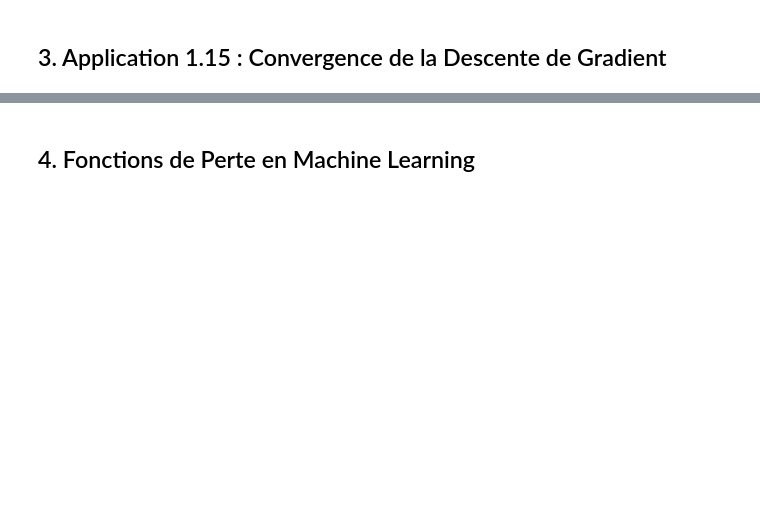
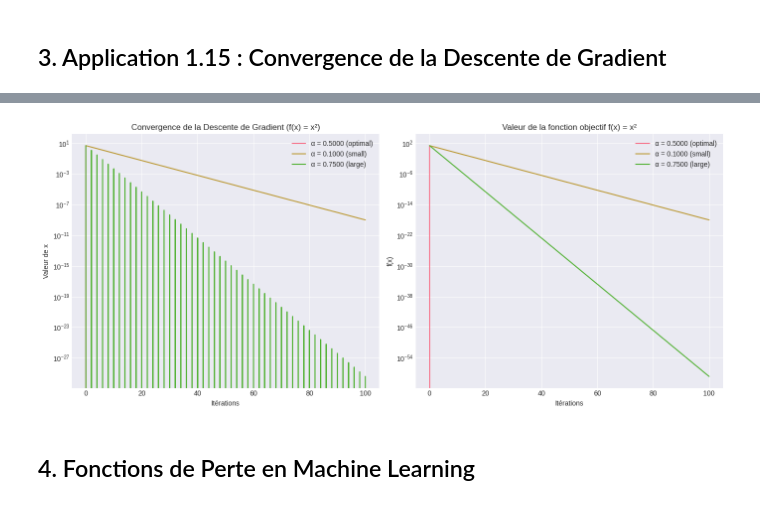
Before and after one commit to PETITLION/FRST_FDS_2025, a Jupyter notebook: Calculs_Différentiels/Calcul_Diff_Devoir_2/continuite_uniforme_deep_learning _exo.ipynb, the cells around one changed output, grey strips where cells are left out. Cells and saved outputs as stored; diff of their text form; code cells hidden in the pictures; blank space fills up the shorter version.

```diff
--- a/Calculs_Différentiels/Calcul_Diff_Devoir_2/continuite_uniforme_deep_learning _exo.ipynb
+++ b/Calculs_Différentiels/Calcul_Diff_Devoir_2/continuite_uniforme_deep_learning _exo.ipynb
@@ -180,5 +273,35 @@ print("=== Application 1.15 : Convergence de la Descente de Gradient ===")print(
 # %%
-# Visualisationfig, (ax1, ax2) = plt.subplots(1, 2, figsize=(14, 6))# Graphique 1: Trajectoires# TODO: Tracer les trajectoires de convergence pour différents learning rates# for name, hist in historiques.items():#     ax1.plot(range(len(hist)), hist, ...)# Graphique 2: Comparaison des vitesses# TODO: Comparer les vitesses de convergenceplt.tight_layout()# plt.show()
+# Visualisation
+fig, (ax1, ax2) = plt.subplots(1, 2, figsize=(14, 6))
+
+# Graphique 1: Trajectoires
+# Tracer les trajectoires de convergence pour différents learning rates
+for name, hist in historiques.items():
+    ax1.plot(range(len(hist)), hist, label=f'α = {alphas[name]:.4f} ({name})')
+
+ax1.set_title('Convergence de la Descente de Gradient (f(x) = x²)')
+ax1.set_xlabel('Itérations')
+ax1.set_ylabel('Valeur de x')
+ax1.set_yscale('log') # Utile pour visualiser la convergence rapide vers 0
+ax1.legend()
+ax1.grid(True)
+
+# Graphique 2: Comparaison des vitesses
+# Comparer les vitesses de convergence
+for name, hist in historiques.items():
+    ax2.plot(range(len(hist)), [f_example(x) for x in hist], label=f'α = {alphas[name]:.4f} ({name})')
+
+ax2.set_title('Valeur de la fonction objectif f(x) = x²')
+ax2.set_xlabel('Itérations')
+ax2.set_ylabel('f(x)')
+ax2.set_yscale('log')
+ax2.legend()
+ax2.grid(True)
+
+plt.tight_layout()
+plt.show()
+# %% [output]
+[figure, added]
 # %% [markdown]
 ## 4. Fonctions de Perte en Machine Learning
 # %%
```
Also changed, not shown: parts of 15 cells of this notebook.
